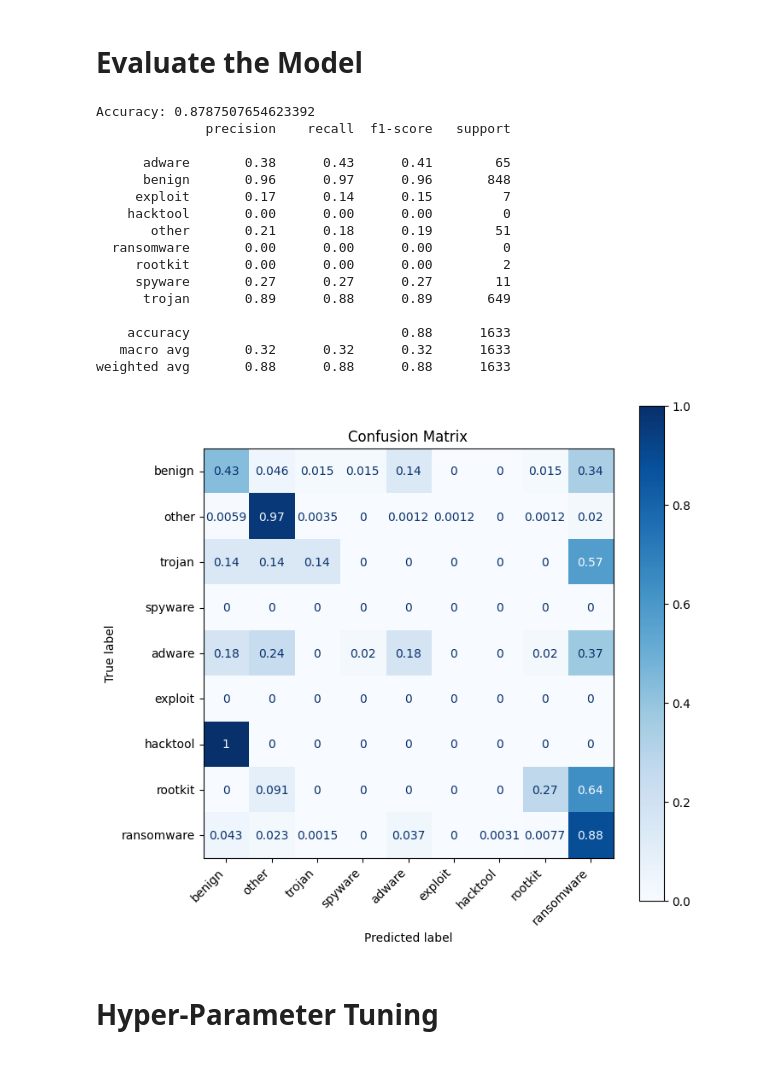
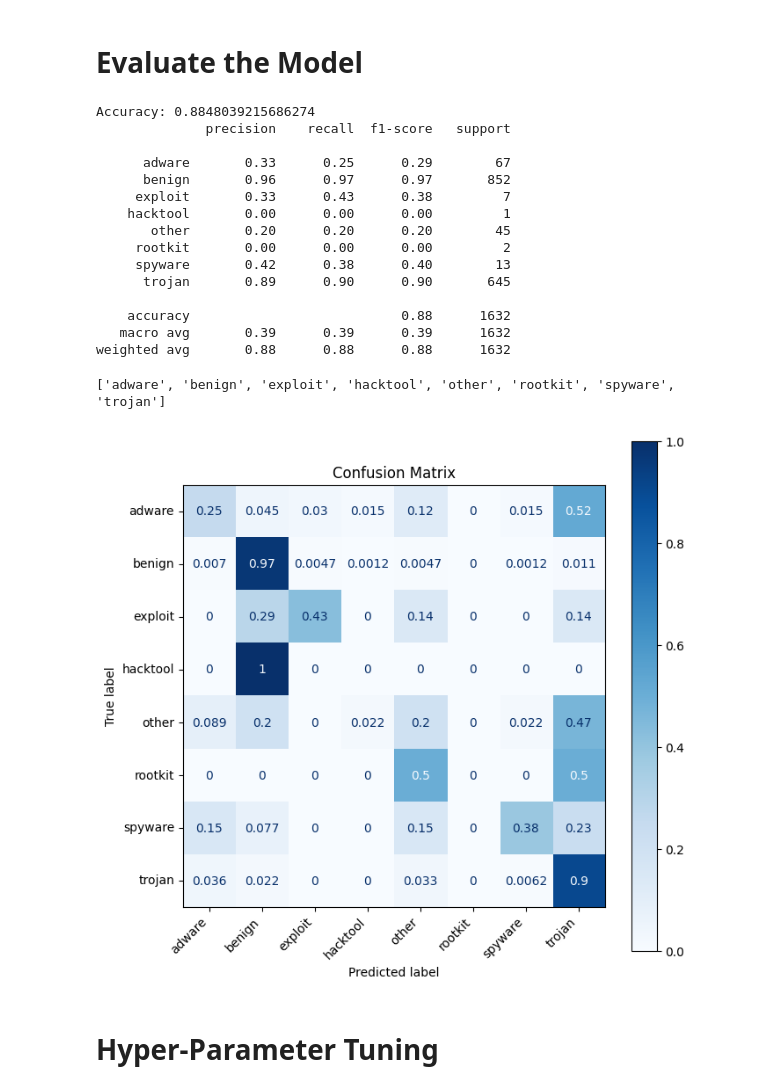
Before and after one commit to Kreunt/catch-o-ware, a Jupyter notebook: catch-o-ware-DT.ipynb, the cells around one changed output. Cells and saved outputs as stored; diff of their text form; code cells hidden in the pictures.

```diff
--- a/catch-o-ware-DT.ipynb
+++ b/catch-o-ware-DT.ipynb
@@ -18,3 +18,8 @@ df = permissions_df.merge(labeled_data_df, left_on='name', right_on='hash', how=
 df['detection'] = df['detection'].fillna('benign')
 
 df = df.drop(columns=['hash'])
+# %%
+# Remove rows where detection is 'ransomware'
+df = df[df['detection'] != 'ransomware']
+# RF does not combine well with 3 samples from a class
+df['detection'].value_counts()
@@ -49,41 +65,43 @@ print(f'Accuracy: {accuracy}')
 # Detailed classification report
 print(classification_report(y_test, y_pred))
 # %% [output]
-Accuracy: 0.8787507654623392
+Accuracy: 0.8848039215686274
               precision    recall  f1-score   support
 
-      adware       0.38      0.43      0.41        65
-      benign       0.96      0.97      0.96       848
-     exploit       0.17      0.14      0.15         7
-    hacktool       0.00      0.00      0.00         0
-       other       0.21      0.18      0.19        51
-  ransomware       0.00      0.00      0.00         0
+      adware       0.33      0.25      0.29        67
+      benign       0.96      0.97      0.97       852
+     exploit       0.33      0.43      0.38         7
+    hacktool       0.00      0.00      0.00         1
+       other       0.20      0.20      0.20        45
      rootkit       0.00      0.00      0.00         2
-     spyware       0.27      0.27      0.27        11
-      trojan       0.89      0.88      0.89       649
+     spyware       0.42      0.38      0.40        13
+      trojan       0.89      0.90      0.90       645
 
-    accuracy                           0.88      1633
-   macro avg       0.32      0.32      0.32      1633
-weighted avg       0.88      0.88      0.88      1633
+    accuracy                           0.88      1632
+   macro avg       0.39      0.39      0.39      1632
+weighted avg       0.88      0.88      0.88      1632
+# %%
+unique_classes = ['adware', 'benign', 'exploit', 'hacktool', 'other', 'rootkit', 'spyware', 'trojan']
+
+print(unique_classes)
+# %% [output]
+['adware', 'benign', 'exploit', 'hacktool', 'other', 'rootkit', 'spyware', 'trojan']
 # %%
-# Plot confusion matrix
-unique_classes = y.unique()
-
 # Create confusion matrix display
 fig, ax = plt.subplots(figsize=(10, 10))  # Adjust the figure size
 disp = ConfusionMatrixDisplay.from_estimator(clf, X_test, y_test, display_labels=unique_classes, cmap=plt.cm.Blues, normalize='true', ax=ax)
 
 # Adjust label positions
 plt.xticks(rotation=45, ha='right')
 plt.yticks(va='center')
 
 # Add some padding between the plot and the labels
 plt.subplots_adjust(bottom=0.3, left=0.3)
 
 plt.title("Confusion Matrix")
 plt.show()
 # %% [output]
-[figure, old version]
+[figure, new version]
 # %% [markdown]
 <h1>Hyper-Parameter Tuning</h1>
 # %%
```
Also changed, not shown: parts of 2 cells of this notebook.
